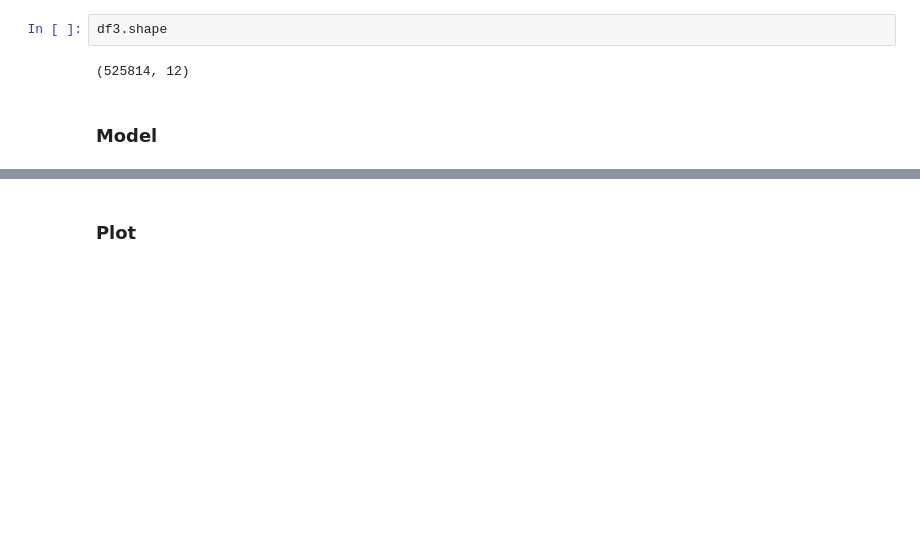
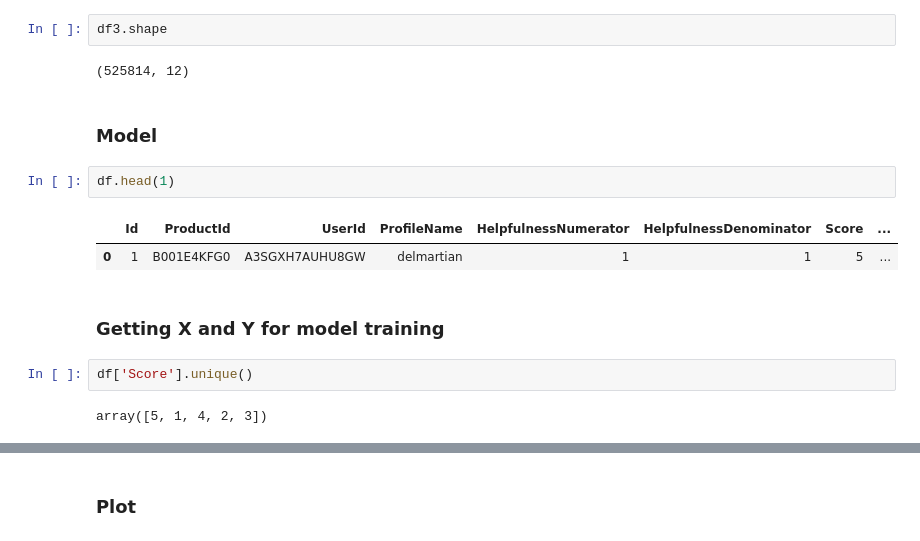
Before and after one commit to Shivamdeloitte/repo15, a Jupyter notebook: SentimentAnalysis.ipynb, the cells around one changed output, grey strips where cells are left out. Cells and saved outputs as stored; diff of their text form; blank space fills up the shorter version.

```diff
--- a/SentimentAnalysis.ipynb
+++ b/SentimentAnalysis.ipynb
@@ -157,3 +157,14 @@ df3.shape
 (525814, 12)
 # %% [markdown]
 ### Model
+# %%
+df.head(1)
+# %% [output]
+|  | Id | ProductId | UserId | ProfileName | HelpfulnessNumerator | HelpfulnessDenominator | Score | ... |
+| 0 | 1 | B001E4KFG0 | A3SGXH7AUHU8GW | delmartian | 1 | 1 | 5 | ... |
+# %% [markdown]
+### Getting X and Y for model training
+# %%
+df['Score'].unique()
+# %% [output]
+array([5, 1, 4, 2, 3])
```
Also changed, not shown: parts of 28 cells of this notebook.
